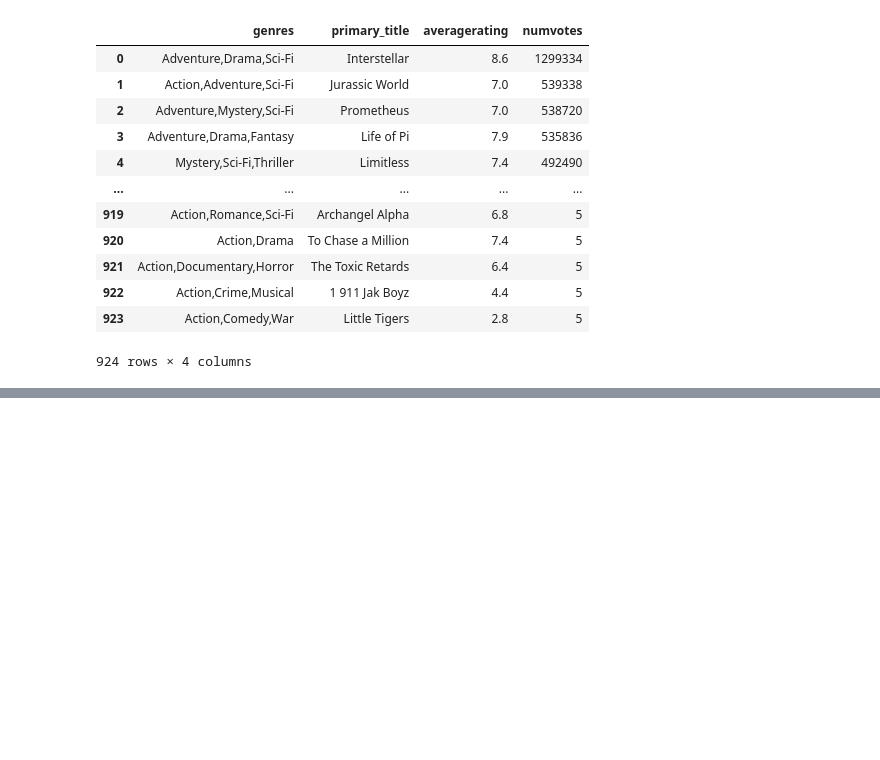
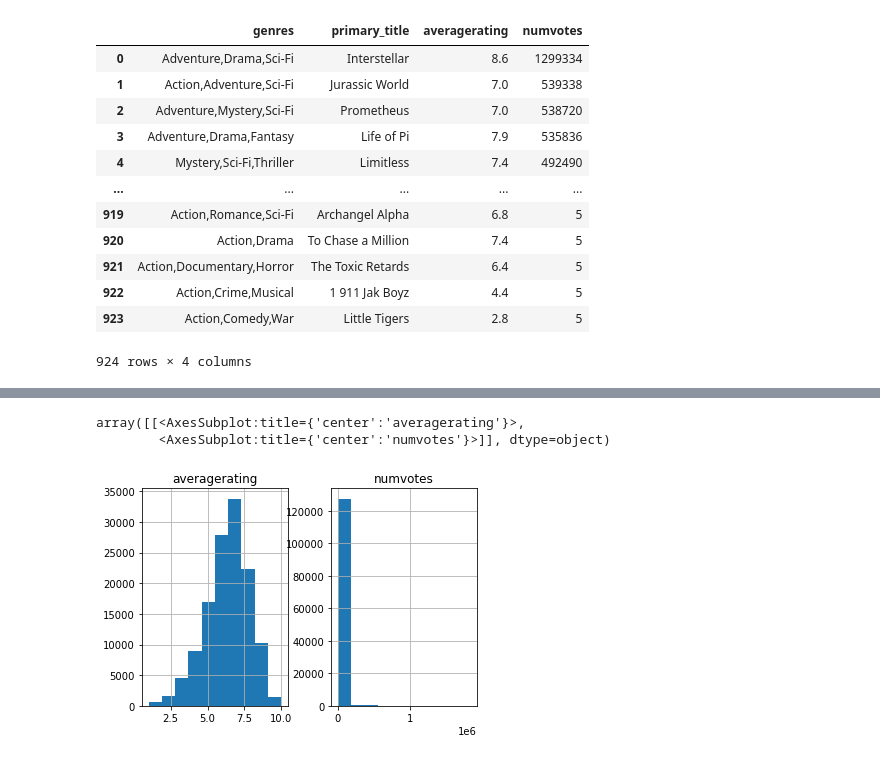
Before and after one commit to pyamin1878/Movie-Project, a Jupyter notebook: Notebooks/student_working_notebook_pat.ipynb, the cells around one changed output, grey strips where cells are left out. Saved outputs shown, nothing was run; the diff lists cells and outputs as text; code cells hidden in the pictures; blank space fills up the shorter version.

```diff
--- a/Notebooks/student_working_notebook_pat.ipynb
+++ b/Notebooks/student_working_notebook_pat.ipynb
@@ -184 +228,7 @@ df = df.drop_duplicates(subset=['primary_title'])
+# %%
+df.hist()
+# %% [output]
+array([[<AxesSubplot:title={'center':'averagerating'}>,
+        <AxesSubplot:title={'center':'numvotes'}>]], dtype=object)
+[figure, added]
 # %%
```
Also changed, not shown: parts of 13 cells of this notebook, 1 other file.
